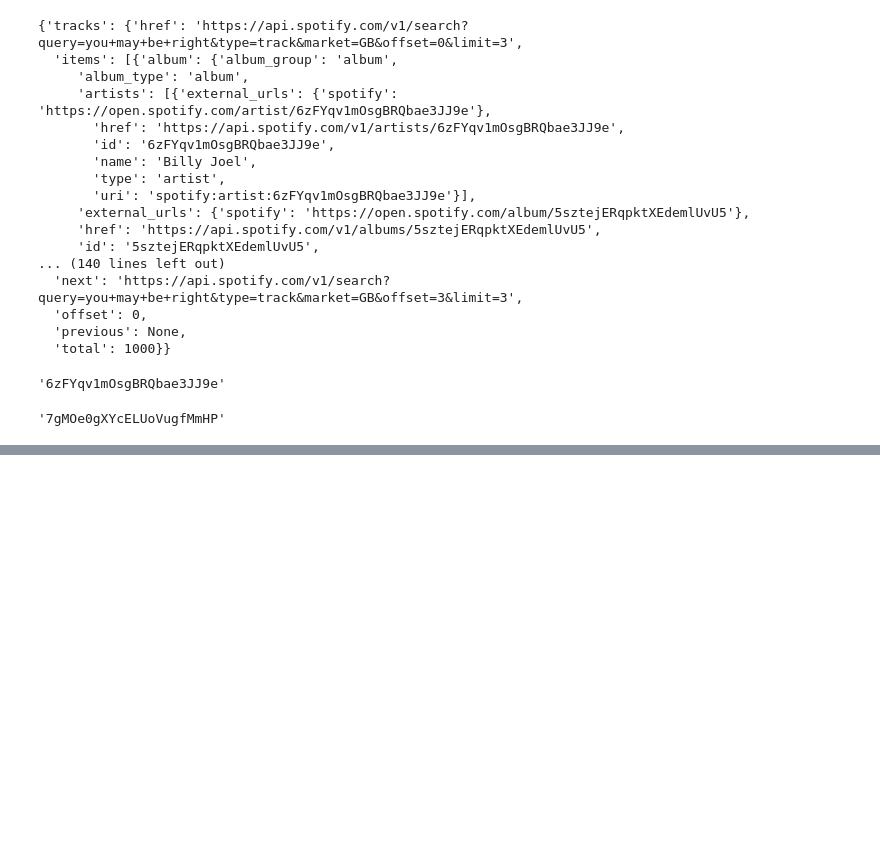
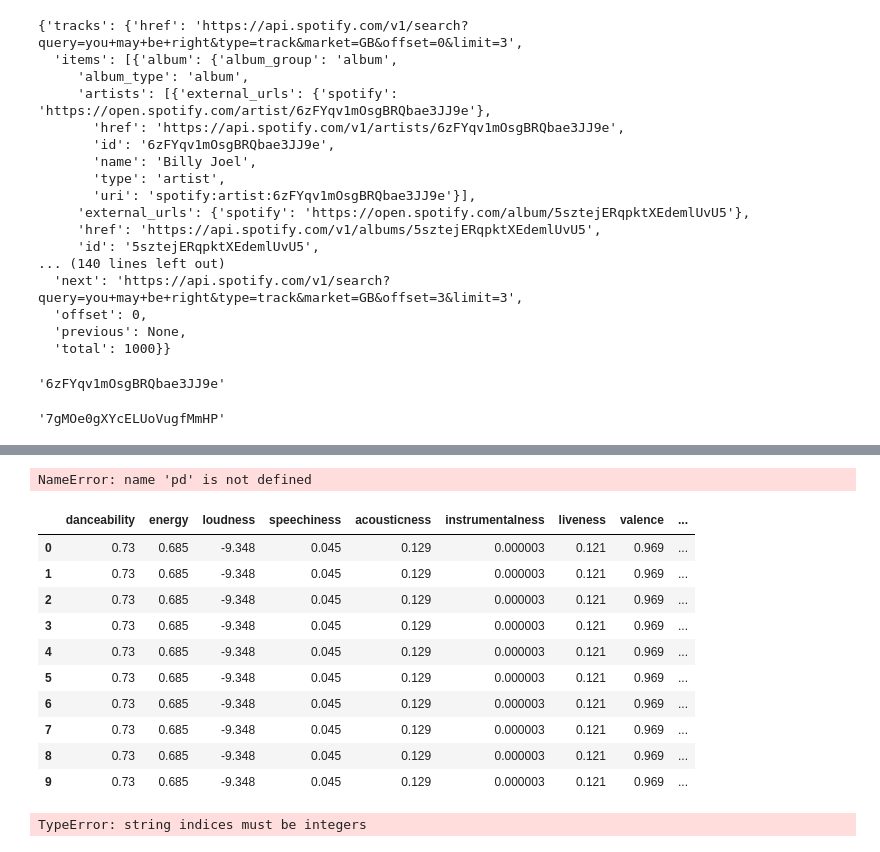
Before and after one commit to mathildemariemonge/IronMathildeLabs, a Jupyter notebook: Spotify Week/Spotify.ipynb, the cells around one changed output, grey strips where cells are left out. Saved outputs shown, nothing was run; the diff lists cells and outputs as text; code cells hidden in the pictures; blank space fills up the shorter version.

```diff
--- a/Spotify Week/Spotify.ipynb
+++ b/Spotify Week/Spotify.ipynb
@@ -70,0 +163,8 @@ IFrame(src="https://open.spotify.com/embed/track/"+track_id,
+# %%
+def get_playlist_tracks(username, playlist_id):
+    results = sp.user_playlist_tracks(username,playlist_id,market="GB")
+    tracks = results['items']
+    while results['next']:
+        results = sp.next(results)
+        tracks.extend(results['items'])
+    return results
@@ -70,0 +191,10 @@ IFrame(src="https://open.spotify.com/embed/track/"+track_id,
+# %%
+def get_playlist_tracks(username, playlist_id):
+    results = sp.user_playlist_tracks(username,playlist_id,market="GB")
+    tracks = results['items']
+    while results['next']:
+        results = sp.next(results)
+        tracks.extend(results['items'])
+    return results
+# %%
+tracks=get_playlist_tracks('spotify','4qeSSMDhdMJgVVBwM934go')
@@ -70,0 +244,5 @@ IFrame(src="https://open.spotify.com/embed/track/"+track_id,
+# %%
+list_of_audio_features=[]
+for item in range(0,10):
+    #print (tracks[item]["track"]["id"])
+    list_of_audio_features.append(sp.audio_features(tracks['items'][0]["track"]["id"])[0])
@@ -70,0 +269,8 @@ IFrame(src="https://open.spotify.com/embed/track/"+track_id,
+# %%
+df=pd.DataFrame(list_of_audio_features)
+df=df[["danceability","energy","loudness","speechiness","acousticness",
+    "instrumentalness","liveness","valence","tempo","id","duration_ms"]]
+
+df
+# %% [output]
+NameError: name 'pd' is not defined
@@ -70,0 +279,18 @@ IFrame(src="https://open.spotify.com/embed/track/"+track_id,
+# %%
+df=pd.DataFrame(list_of_audio_features)
+df=df[["danceability","energy","loudness","speechiness","acousticness",
+    "instrumentalness","liveness","valence","tempo","id","duration_ms"]]
+
+df
+# %% [output]
+|  | danceability | energy | loudness | speechiness | acousticness | instrumentalness | liveness | valence | ... |
+| 0 | 0.73 | 0.685 | -9.348 | 0.045 | 0.129 | 0.000003 | 0.121 | 0.969 | ... |
+| 1 | 0.73 | 0.685 | -9.348 | 0.045 | 0.129 | 0.000003 | 0.121 | 0.969 | ... |
+| 2 | 0.73 | 0.685 | -9.348 | 0.045 | 0.129 | 0.000003 | 0.121 | 0.969 | ... |
+| 3 | 0.73 | 0.685 | -9.348 | 0.045 | 0.129 | 0.000003 | 0.121 | 0.969 | ... |
+| 4 | 0.73 | 0.685 | -9.348 | 0.045 | 0.129 | 0.000003 | 0.121 | 0.969 | ... |
+| 5 | 0.73 | 0.685 | -9.348 | 0.045 | 0.129 | 0.000003 | 0.121 | 0.969 | ... |
+| 6 | 0.73 | 0.685 | -9.348 | 0.045 | 0.129 | 0.000003 | 0.121 | 0.969 | ... |
+| 7 | 0.73 | 0.685 | -9.348 | 0.045 | 0.129 | 0.000003 | 0.121 | 0.969 | ... |
+| 8 | 0.73 | 0.685 | -9.348 | 0.045 | 0.129 | 0.000003 | 0.121 | 0.969 | ... |
+| 9 | 0.73 | 0.685 | -9.348 | 0.045 | 0.129 | 0.000003 | 0.121 | 0.969 | ... |
@@ -70,0 +304,4 @@ IFrame(src="https://open.spotify.com/embed/track/"+track_id,
+# %%
+get_artists_from_playlist('4qeSSMDhdMJgVVBwM934go')
+# %% [output]
+TypeError: string indices must be integers
```
Also changed, not shown: parts of 18 cells of this notebook, 2 other files.
